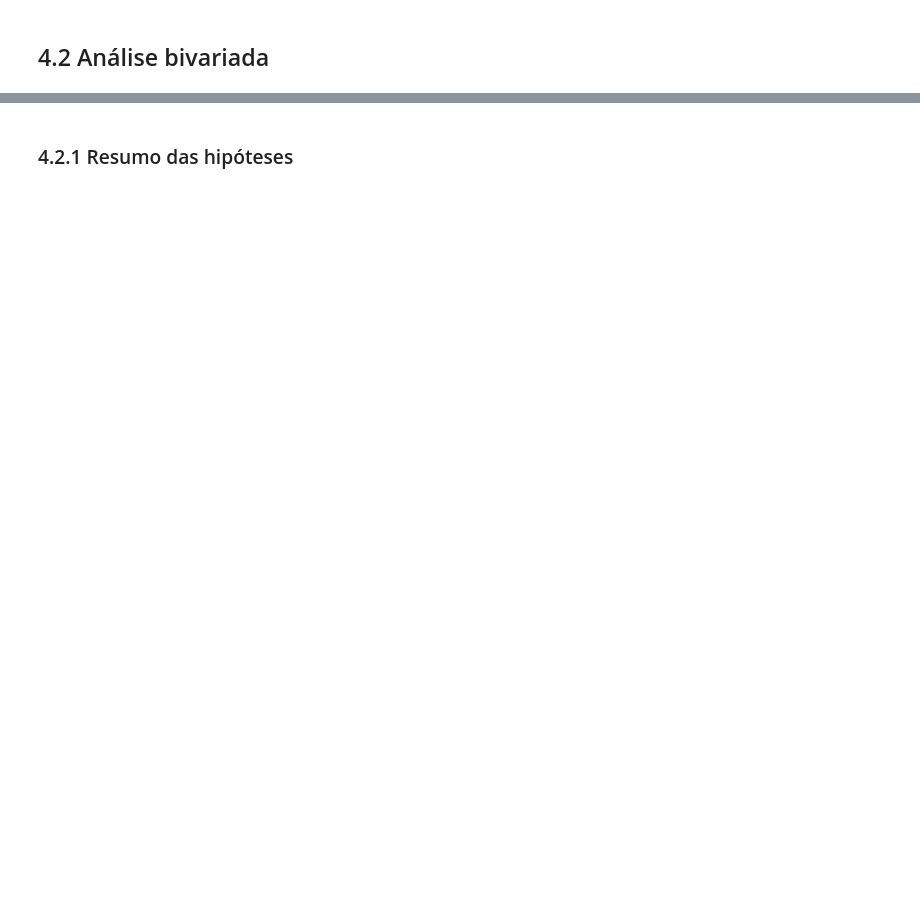
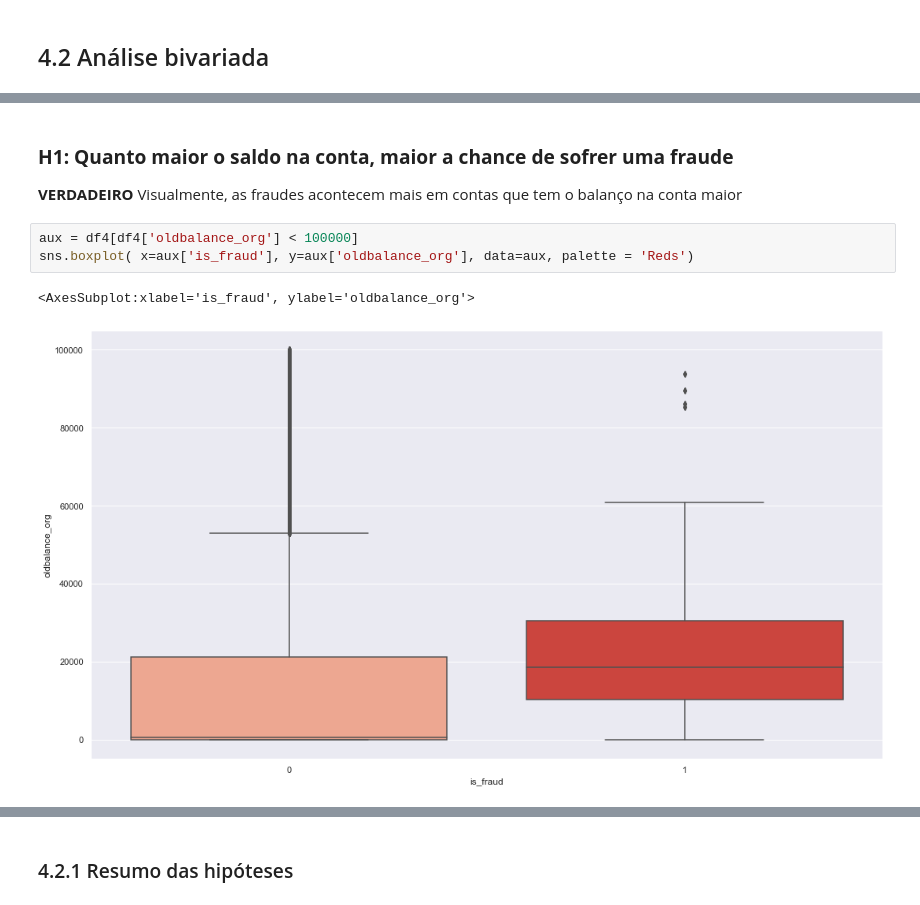
Before and after one commit to brasil95/fraud-detection-alura, a Jupyter notebook: notebooks/01_vcb_fraud_detection_pipeline.ipynb, the cells around one changed output, grey strips where cells are left out. Drawn from its saved outputs; the diff is of its cells as text; blank space fills up the shorter version.

```diff
--- a/notebooks/01_vcb_fraud_detection_pipeline.ipynb
+++ b/notebooks/01_vcb_fraud_detection_pipeline.ipynb
@@ -283,0 +311,9 @@ cat_attributes = df4.select_dtypes(exclude=['int64', 'float64', 'datetime64[ns]'
+# %% [markdown]
+### **H1: Quanto maior o saldo na conta, maior a chance de sofrer uma fraude**
+**VERDADEIRO** Visualmente, as fraudes acontecem mais em contas que tem o balanço na conta maior
+# %%
+aux = df4[df4['oldbalance_org'] < 100000]
+sns.boxplot( x=aux['is_fraud'], y=aux['oldbalance_org'], data=aux, palette = 'Reds')
+# %% [output]
+<AxesSubplot:xlabel='is_fraud', ylabel='oldbalance_org'>
+[figure, added]
```
Also changed, not shown: parts of 35 cells of this notebook.
